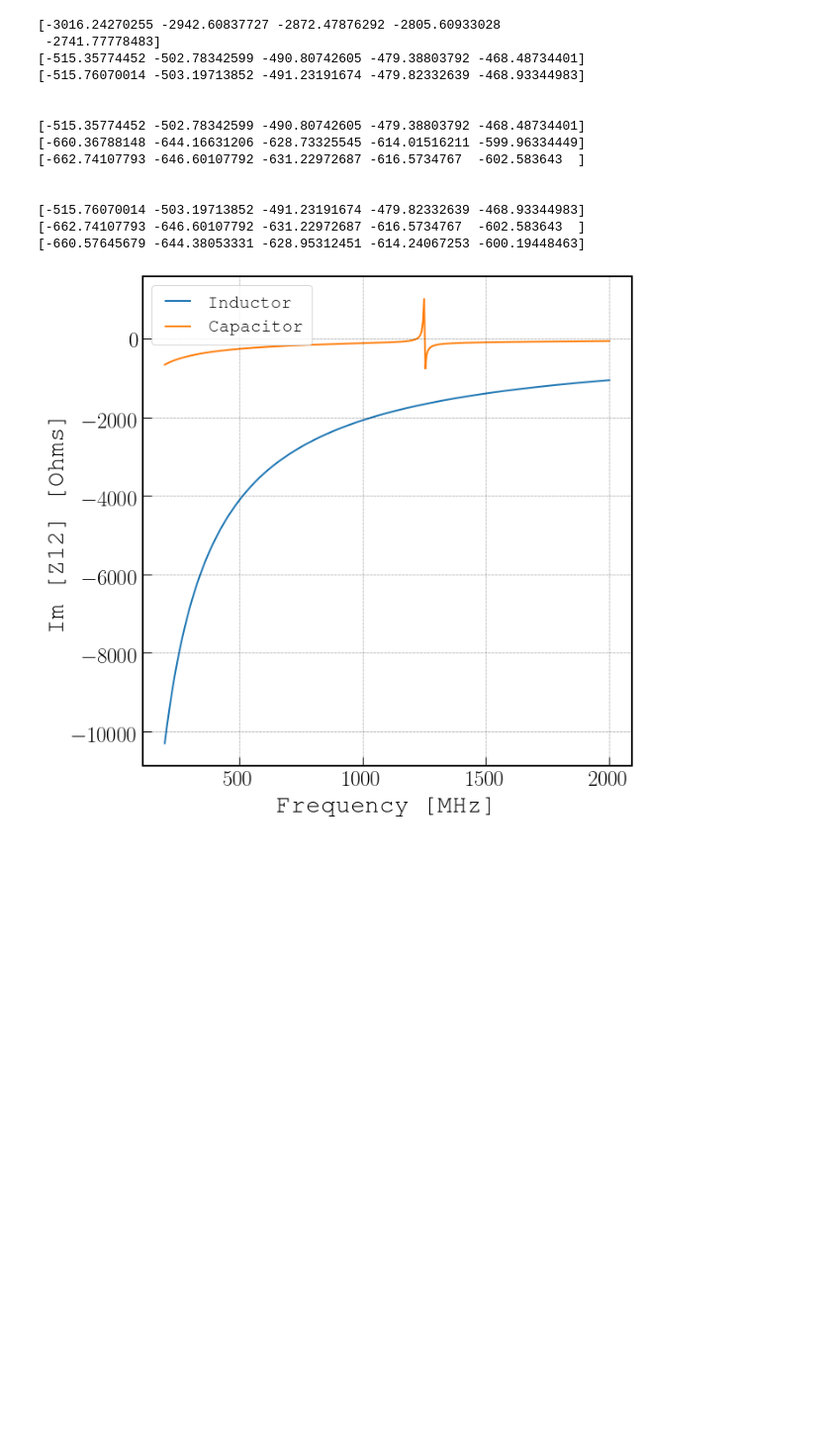
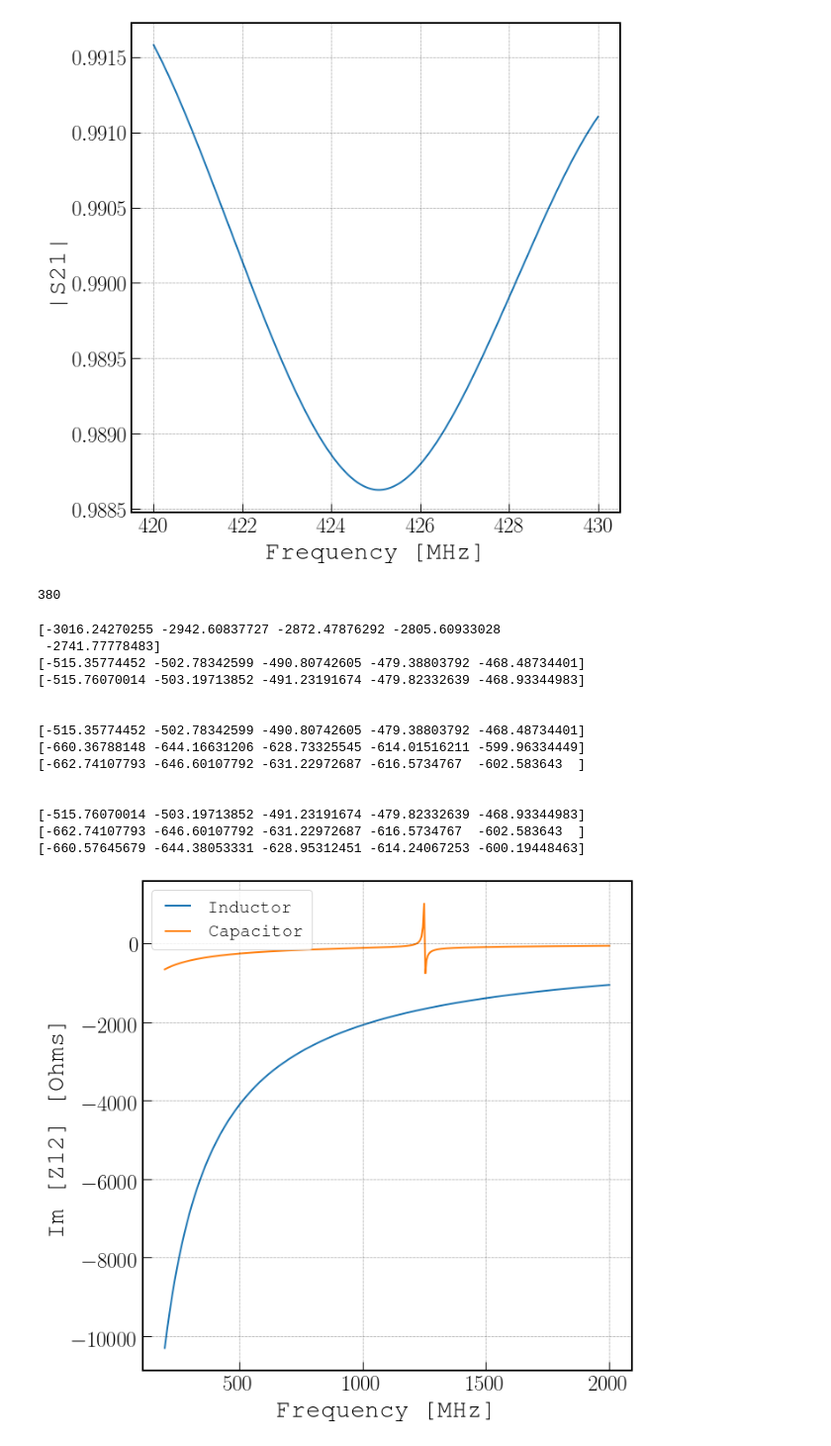
Before and after one commit to WanduiAlbert/ResoBolo, a Jupyter notebook: code/Simulating the 273 MHz resonator.ipynb, the cells around one changed output. Shown at 99% size. Cells and saved outputs as stored; diff of their text form; code cells hidden in the pictures; blank space fills up the shorter version.

```diff
--- a/code/Simulating the 273 MHz resonator.ipynb
+++ b/code/Simulating the 273 MHz resonator.ipynb
@@ -38,3 +51,21 @@ def load_data(fn, nports=2):
+# %%
+get_S21 = interpolate.interp1d(reso_params['frequency'], reso_params['S21'], kind='cubic')
+# %%
+f = np.r_[420:430:1000j]
+S21 = get_S21(f)
+# %%
+fig, ax = plt.subplots(figsize=(10,10))
+ax.plot(f, np.abs(S21))
+ax.grid(which='both')
+ax.set_xlabel('Frequency [MHz]')
+ax.set_ylabel(r'|S21|')
+ax.axis('tight');
+# %% [output]
+[figure, added]
+# %%
+len(reso_params['frequency'])
+# %% [output]
+380
 # %%
 inductor_fn = "../numerical_sims/waffle_inductor.csv"
 capacitor_fn = "../numerical_sims/cap_273_full.csv"
```
Also changed, not shown: parts of 4 cells of this notebook, 3 other files.
